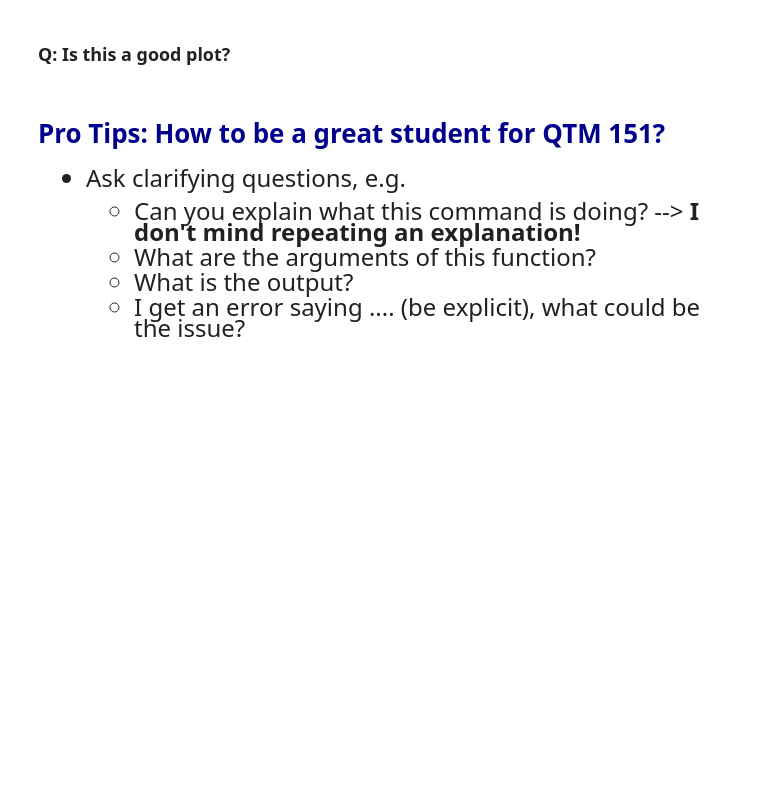
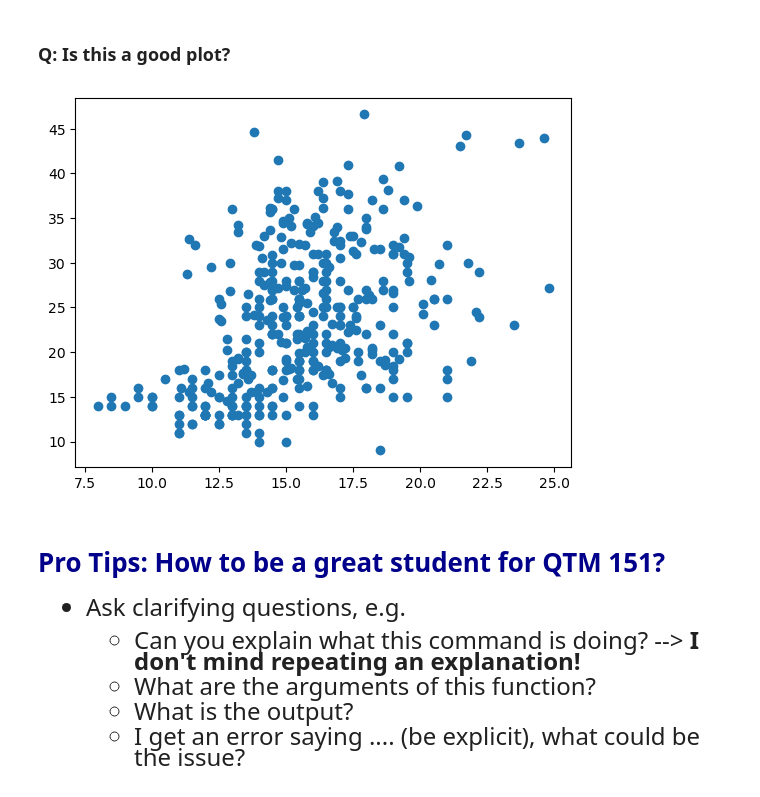
Before and after one commit to jessiejiaxichen/qtm151fall2025_new, a Jupyter notebook: Lecture_01_Github and Jupyter Notebooks/Lecture1.ipynb, the cells around one changed output. Drawn from its saved outputs; the diff is of its cells as text; code cells hidden in the pictures; blank space fills up the shorter version.

Commit message:
added scatter plot to lecture 1

```diff
--- a/Lecture_01_Github and Jupyter Notebooks/Lecture1.ipynb
+++ b/Lecture_01_Github and Jupyter Notebooks/Lecture1.ipynb
@@ -230,6 +311,12 @@ plt.show()
 ### Q: Is this a good plot?
 # %%
 # Try another scatter plot with x = "acceleration"
+
+
+plt.scatter(x = carfeatures['acceleration'], y = carfeatures['mpg'])
+plt.show()
+# %% [output]
+[figure, added]
 # %% [markdown]
 
 
```
Also changed, not shown: parts of 9 cells of this notebook.
